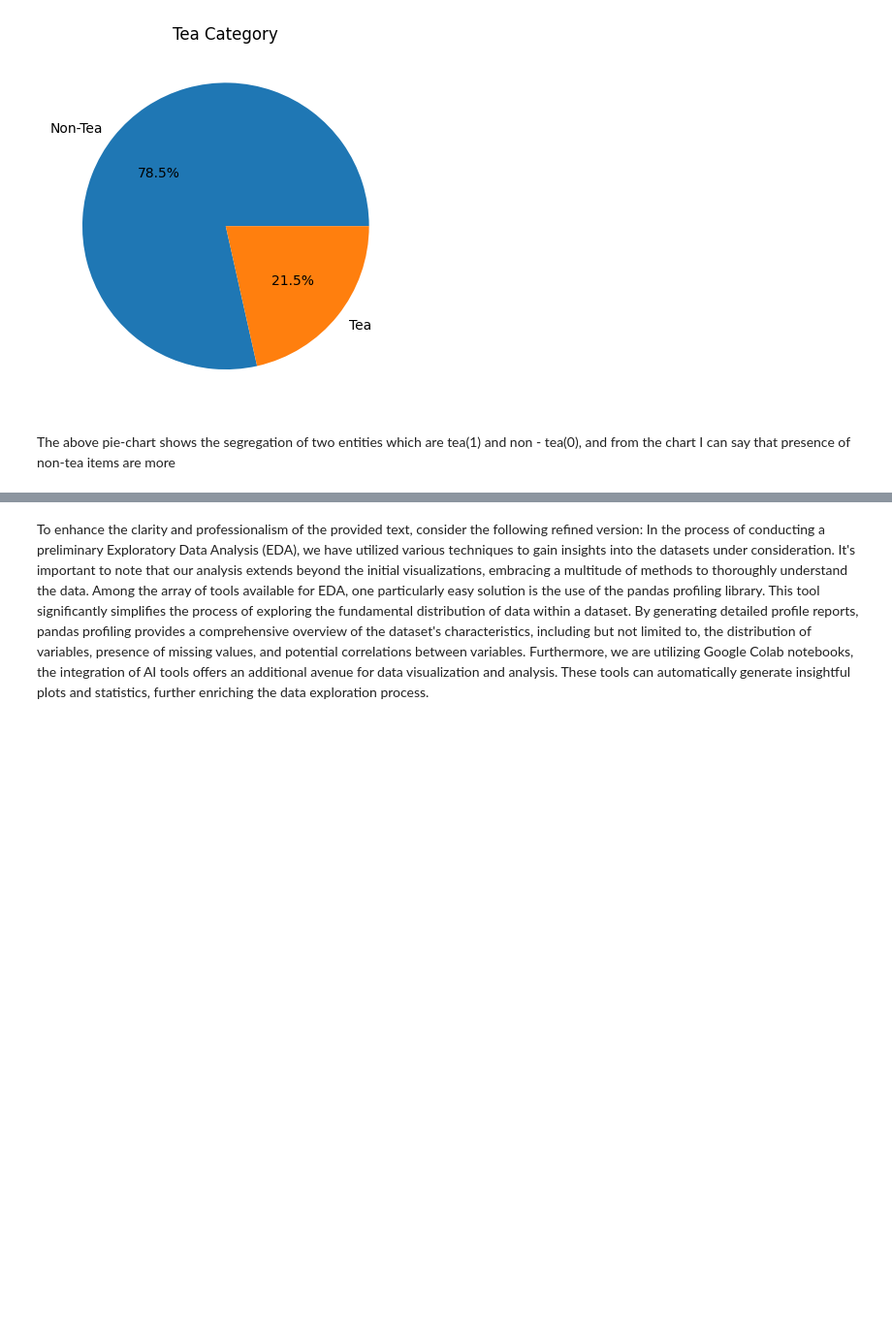
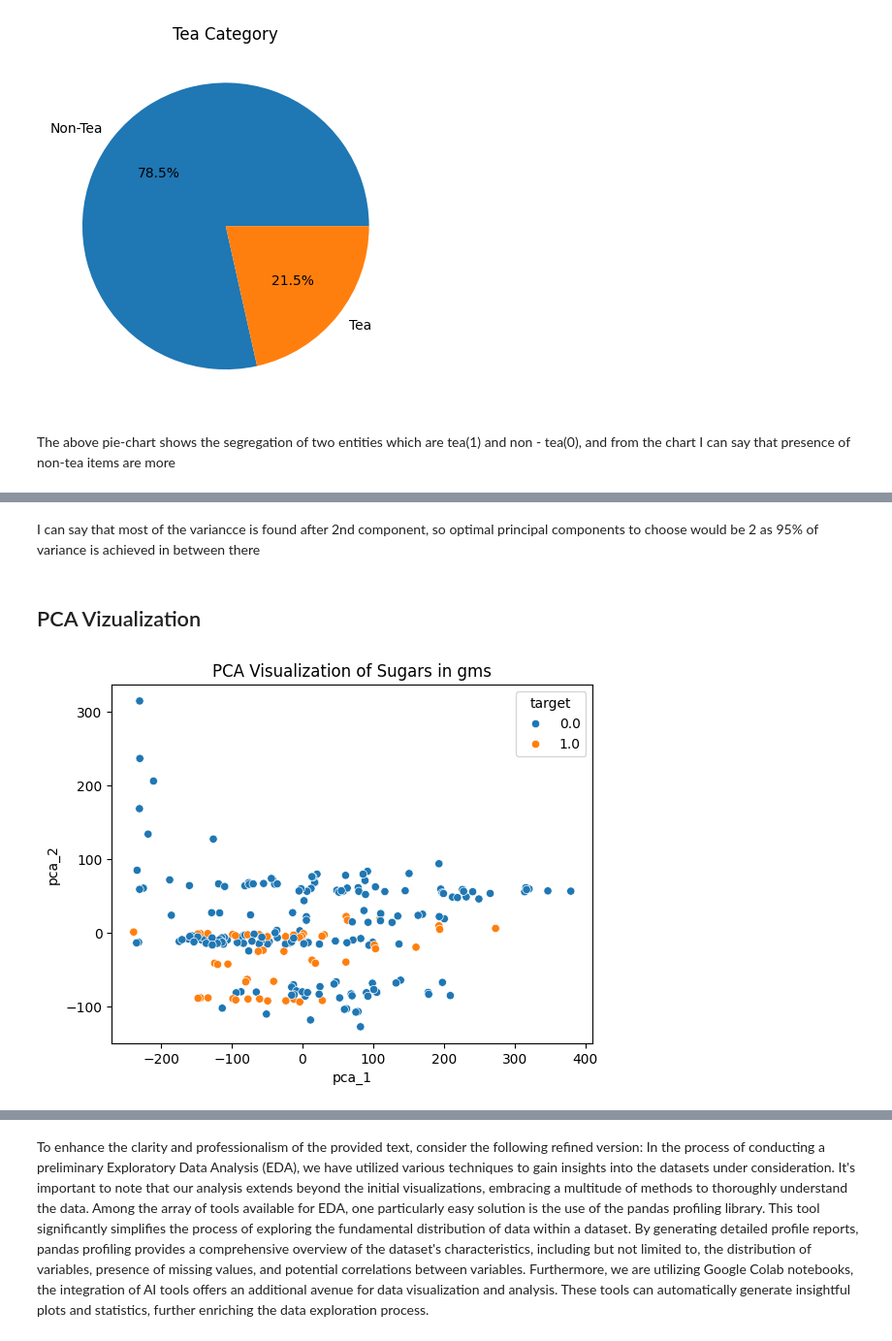
Before and after one commit to lohithready/ihub-iiith, a Jupyter notebook: AIML_III_Module_2_project_2024(Lohith's).ipynb, the cells around one changed output, grey strips where cells are left out. Shown at 97% size. Drawn from its saved outputs; the diff is of its cells as text; code cells hidden in the pictures; blank space fills up the shorter version.

```diff
--- a/AIML_III_Module_2_project_2024(Lohith's).ipynb
+++ b/AIML_III_Module_2_project_2024(Lohith's).ipynb
@@ -442,3 +435,23 @@ plt.show()
+# %% [markdown]
+I can say that most of the variancce is found after 2nd component, so optimal principal components to choose would be 2 as 95% of variance is achieved in between there
+# %% [markdown]
+## PCA Vizualization
 # %%
 ## to do
 # visualise the principal components, choose the number of principal components based on the above plot. What is you observation from the plot?
+pca = PCA(n_components=2)
+pca.fit(data)
+pca_data = pca.transform(data)
+# Create a DataFrame with the principal components and target labels
+pca_df = pd.DataFrame({
+    "pca_1": pca_data[:, 0],
+    "pca_2": pca_data[:, 1],
+    "target": data["Tea"]
+})
+
+# Visualize the PCA results with a scatter plot
+sns.scatterplot(x="pca_1", y="pca_2", hue="target", data=pca_df)
+plt.title("PCA Visualization of Sugars in gms")
+plt.show()
+# %% [output]
+[figure, added]
```
Also changed, not shown: parts of 21 cells of this notebook.
